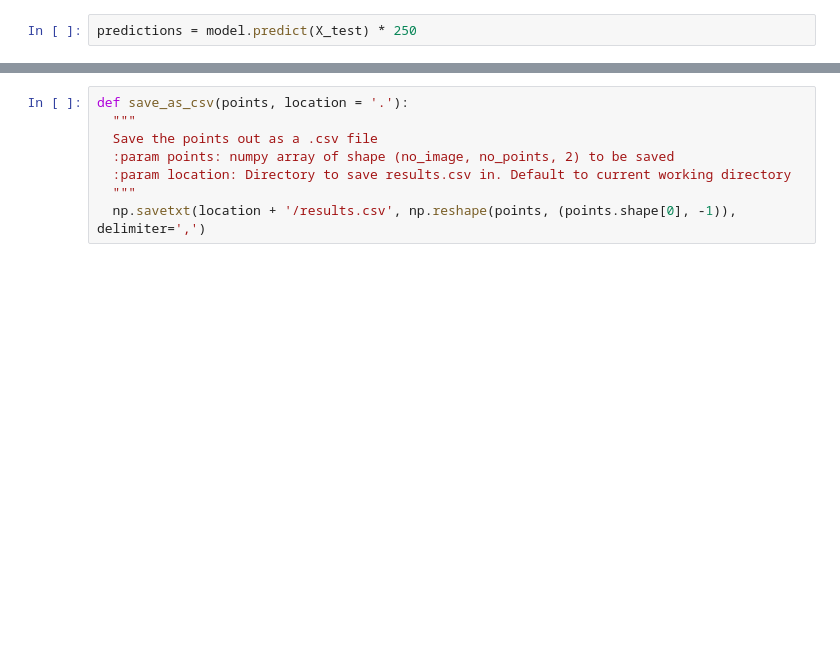
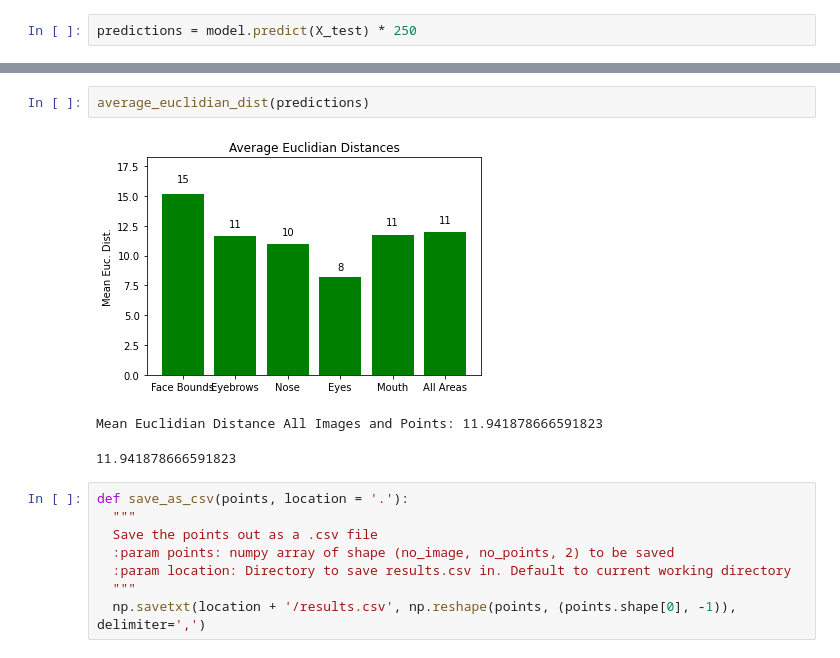
Before and after one commit to LordLean/Acquired-Intelligence-Adaptive-Behaviour, a Jupyter notebook: CV_Labs/CV_183708.ipynb, the cells around one changed output, grey strips where cells are left out. Drawn from its saved outputs; the diff is of its cells as text; blank space fills up the shorter version.

```diff
--- a/CV_Labs/CV_183708.ipynb
+++ b/CV_Labs/CV_183708.ipynb
@@ -520,3 +533,9 @@ error: ignored
+# %%
+average_euclidian_dist(predictions)
+# %% [output]
+[figure, added]
+Mean Euclidian Distance All Images and Points: 11.941878666591823
+11.941878666591823
 # %%
 def save_as_csv(points, location = '.'):
   """
```
Also changed, not shown: parts of 23 cells of this notebook.
